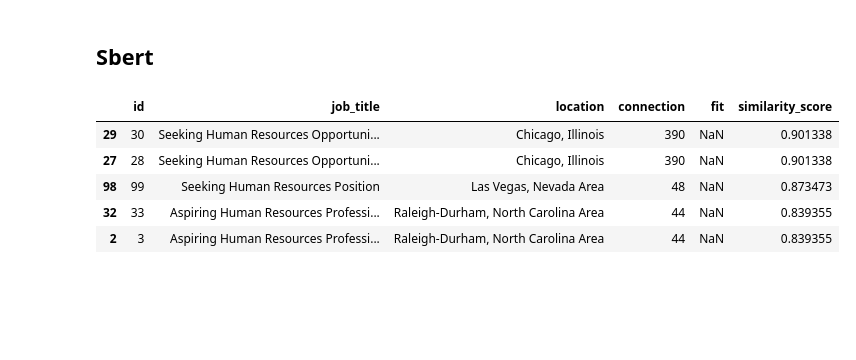
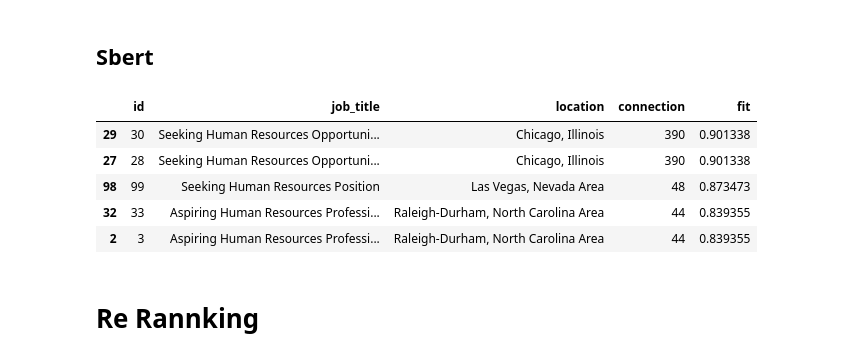
Before and after one commit to m-odeh/1PKfUSu4UrOPMN0X, a Jupyter notebook: notebooks/Untitled.ipynb, the cells around one changed output. Cells and saved outputs as stored; diff of their text form; code cells hidden in the pictures; blank space fills up the shorter version.

Commit message:
adding re ranking

```diff
--- a/notebooks/Untitled.ipynb
+++ b/notebooks/Untitled.ipynb
@@ -138,7 +286,4 @@ True
 # %%
-# Load DataFrame containing job titles
-data = pd.read_csv('C:/Users/M-ODE/Desktop/Apziva/projects/3rd Project/potential_talents/data/potential_talents_CSV.csv')
-
 # Tokenize the keywords
 keywords = ["Aspiring human resources", "seeking human resources"]
 tokenized_keywords = [word_tokenize(keyword.lower()) for keyword in keywords]
@@ -159,7 +304,7 @@ def load_glove_model(File):
 embedding_model = load_glove_model('glove.6B.300d.txt')
 
 # Process job_title column using NLTK
-tokenized_titles = [word_tokenize(title.lower()) for title in data['job_title']]
+tokenized_titles = [word_tokenize(title.lower()) for title in talents_df['job_title']]
 
 # Calculate the mean embedding for each keyword
 keyword_embeddings = []
@@ -228,28 +360,17 @@ data.head()
 # %% [markdown]
 ## Bert
 # %%
-import pandas as pd
-import numpy as np
-from sklearn.metrics.pairwise import cosine_similarity
-from transformers import BertTokenizer, BertModel
-import torch
-
 # Load a pre-trained BERT model and tokenizer
 model_name = "bert-base-uncased"
 tokenizer = BertTokenizer.from_pretrained(model_name)
 model = BertModel.from_pretrained(model_name)
 
-# Load DataFrame containing job titles
-data = pd.read_csv('C:/Users/M-ODE/Desktop/Apziva/projects/3rd Project/potential_talents/data/potential_talents_CSV.csv')
-
-# Keywords for ranking
 keywords = ["Aspiring human resources", "seeking human resources"]
 
-# Create an empty list to store the similarity scores for each keyword
 keyword_similarities = []
 
 # Tokenize job titles and obtain their BERT embeddings
-job_title_tokens = [tokenizer(title, return_tensors="pt") for title in data['job_title']]
+job_title_tokens = [tokenizer(title, return_tensors="pt") for title in talents_df['job_title']]
 job_title_embeddings = []
 
 for keyword in keywords:
@@ -266,20 +387,18 @@ for keyword in keywords:
             similarity = cosine_similarity(keyword_embeddings, embeddings).item()
             similarities.append(similarity)
 
-    # Append the similarity scores for the current keyword to the list
     keyword_similarities.append(similarities)
 
 # Combine or average the similarity scores based on all keywords for each job title
 average_similarities = np.mean(keyword_similarities, axis=0)
 
 # Add the average similarity scores to the DataFrame for ranking
-data['fit'] = average_similarities
+talents_df['fit'] = average_similarities
 
-# Sort the DataFrame by similarity scores (higher scores indicate better matches)
-ranked_data = data.sort_values(by='fit', ascending=False)
+# Sort
+ranked_data = talents_df.sort_values(by='fit', ascending=False)
 
 ranked_data.head()
-# You can use ranked_data.tail() to view the bottom results as well
 # %% [output]
 |  | id | job_title | location | connection | fit |
 | 29 | 30 | Seeking Human Resources Opportuni... | Chicago, Illinois | 390 | 0.879002 |
@@ -292,52 +409,44 @@ job_title_tokens
 # %% [markdown]
 ## Sbert
 # %%
-import pandas as pd
-import numpy as np
-from sentence_transformers import SentenceTransformer, util
-
 # Load a pre-trained SBERT model
 model = SentenceTransformer('paraphrase-MiniLM-L6-v2')
 
-# Load DataFrame containing job titles
-data = pd.read_csv('C:/Users/M-ODE/Desktop/Apziva/projects/3rd Project/potential_talents/data/potential_talents_CSV.csv')
-
-# Keywords for ranking
 keywords = ["Aspiring human resources", "seeking human resources"]
 
-# Create an empty list to store the similarity scores for each keyword
 keyword_similarities = []
 
 # Tokenize job titles and obtain their SBERT embeddings
-job_title_embeddings = model.encode(data['job_title'].tolist(), convert_to_tensor=True)
+job_title_embeddings = model.encode(talents_df['job_title'].tolist(), convert_to_tensor=True)
 
 for keyword in keywords:
     # Tokenize the current keyword and obtain its SBERT embedding
     keyword_embedding = model.encode(keyword, convert_to_tensor=True)
 
     # Calculate cosine similarities between the current keyword and job title embeddings
     similarities = util.pytorch_cos_sim(keyword_embedding, job_title_embeddings)
 
     # Convert the PyTorch tensor to a NumPy array before appending
     keyword_similarities.append(similarities.cpu().numpy())
 
 # Combine or average the similarity scores based on all keywords for each job title
 average_similarities = np.mean(keyword_similarities, axis=0)
 
 # Reshape the average_similarities array to (104,)
 average_similarities = average_similarities[0]
 
-# Add the similarity scores to the DataFrame for ranking
-data['fit'] = average_similarities.tolist()
+talents_df['fit'] = average_similarities.tolist()
 
-# Sort the DataFrame by similarity scores (higher scores indicate better matches)
-ranked_data = data.sort_values(by='fit', ascending=False)
+# Sort
+ranked_data = talents_df.sort_values(by='fit', ascending=False)
 
 ranked_data.head()
 # %% [output]
-|  | id | job_title | location | connection | fit | similarity_score |
-| 29 | 30 | Seeking Human Resources Opportuni... | Chicago, Illinois | 390 | NaN | 0.901338 |
-| 27 | 28 | Seeking Human Resources Opportuni... | Chicago, Illinois | 390 | NaN | 0.901338 |
-| 98 | 99 | Seeking Human Resources Position | Las Vegas, Nevada Area | 48 | NaN | 0.873473 |
-| 32 | 33 | Aspiring Human Resources Professi... | Raleigh-Durham, North Carolina Area | 44 | NaN | 0.839355 |
-| 2 | 3 | Aspiring Human Resources Professi... | Raleigh-Durham, North Carolina Area | 44 | NaN | 0.839355 |
+|  | id | job_title | location | connection | fit |
+| 29 | 30 | Seeking Human Resources Opportuni... | Chicago, Illinois | 390 | 0.901338 |
+| 27 | 28 | Seeking Human Resources Opportuni... | Chicago, Illinois | 390 | 0.901338 |
+| 98 | 99 | Seeking Human Resources Position | Las Vegas, Nevada Area | 48 | 0.873473 |
+| 32 | 33 | Aspiring Human Resources Professi... | Raleigh-Durham, North Carolina Area | 44 | 0.839355 |
+| 2 | 3 | Aspiring Human Resources Professi... | Raleigh-Durham, North Carolina Area | 44 | 0.839355 |
+# %% [markdown]
+# Re Rannking
```
Also changed, not shown: parts of 54 cells of this notebook.
